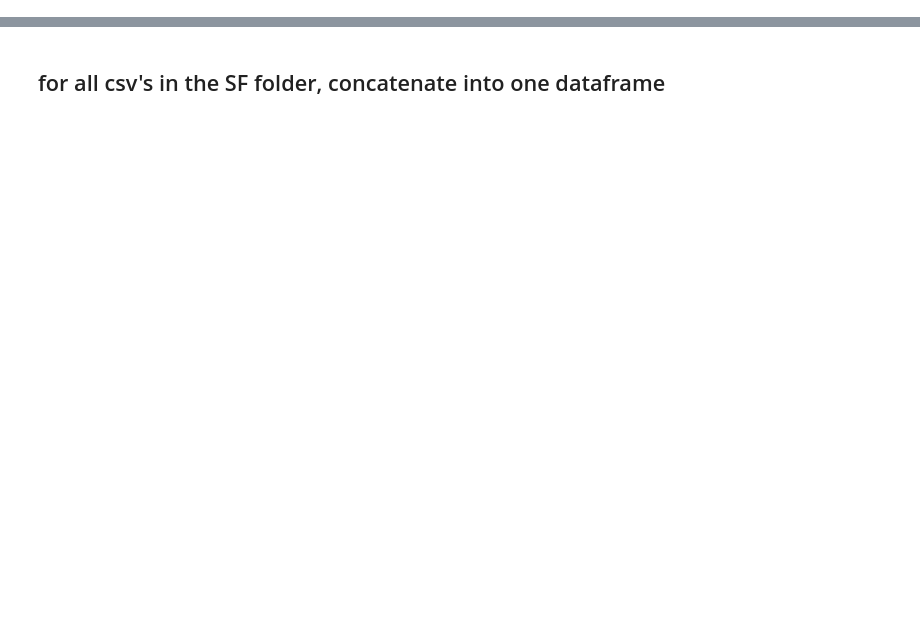
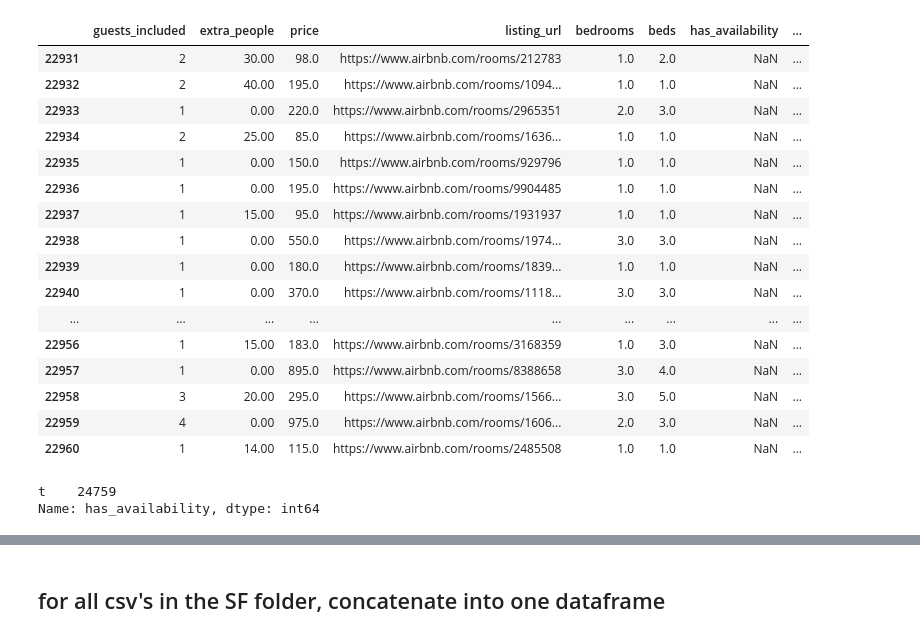
Before and after one commit to julia-git/capstone_airbnb, a Jupyter notebook: RandomForest_test.ipynb, the cells around one changed output, grey strips where cells are left out. Cells and saved outputs as stored; diff of their text form; code cells hidden in the pictures; blank space fills up the shorter version.

```diff
--- a/RandomForest_test.ipynb
+++ b/RandomForest_test.ipynb
@@ -25,0 +28,2 @@ pd.set_option("display.max_columns",999)
+# %%
+df_sf_2017 = pd.read_json('df_sf_2017')
@@ -25,0 +105,29 @@ pd.set_option("display.max_columns",999)
+# %%
+df_sf_2017.bedrooms.fillna(value = 1, inplace=True)
+# %%
+df_sf_2017.bedrooms.replace(0, 1, inplace=True) ##
+# %%
+df_sf_2017[['guests_included', 'extra_people', 'price','listing_url','bedrooms','beds','has_availability','price_per_guest']].head(30)
+# %% [output]
+|  | guests_included | extra_people | price | listing_url | bedrooms | beds | has_availability | ... |
+| 22931 | 2 | 30.00 | 98.0 | https://www.airbnb.com/rooms/212783 | 1.0 | 2.0 | NaN | ... |
+| 22932 | 2 | 40.00 | 195.0 | https://www.airbnb.com/rooms/1094... | 1.0 | 1.0 | NaN | ... |
+| 22933 | 1 | 0.00 | 220.0 | https://www.airbnb.com/rooms/2965351 | 2.0 | 3.0 | NaN | ... |
+| 22934 | 2 | 25.00 | 85.0 | https://www.airbnb.com/rooms/1636... | 1.0 | 1.0 | NaN | ... |
+| 22935 | 1 | 0.00 | 150.0 | https://www.airbnb.com/rooms/929796 | 1.0 | 1.0 | NaN | ... |
+| 22936 | 1 | 0.00 | 195.0 | https://www.airbnb.com/rooms/9904485 | 1.0 | 1.0 | NaN | ... |
+| 22937 | 1 | 15.00 | 95.0 | https://www.airbnb.com/rooms/1931937 | 1.0 | 1.0 | NaN | ... |
+| 22938 | 1 | 0.00 | 550.0 | https://www.airbnb.com/rooms/1974... | 3.0 | 3.0 | NaN | ... |
+| 22939 | 1 | 0.00 | 180.0 | https://www.airbnb.com/rooms/1839... | 1.0 | 1.0 | NaN | ... |
+| 22940 | 1 | 0.00 | 370.0 | https://www.airbnb.com/rooms/1118... | 3.0 | 3.0 | NaN | ... |
+| ... | ... | ... | ... | ... | ... | ... | ... | ... |
+| 22956 | 1 | 15.00 | 183.0 | https://www.airbnb.com/rooms/3168359 | 1.0 | 3.0 | NaN | ... |
+| 22957 | 1 | 0.00 | 895.0 | https://www.airbnb.com/rooms/8388658 | 3.0 | 4.0 | NaN | ... |
+| 22958 | 3 | 20.00 | 295.0 | https://www.airbnb.com/rooms/1566... | 3.0 | 5.0 | NaN | ... |
+| 22959 | 4 | 0.00 | 975.0 | https://www.airbnb.com/rooms/1606... | 2.0 | 3.0 | NaN | ... |
+| 22960 | 1 | 14.00 | 115.0 | https://www.airbnb.com/rooms/2485508 | 1.0 | 1.0 | NaN | ... |
+# %%
+df_sf_2017.has_availability.value_counts()
+# %% [output]
+t    24759
+Name: has_availability, dtype: int64
```
Also changed, not shown: parts of 16 cells of this notebook, 4 other files.
